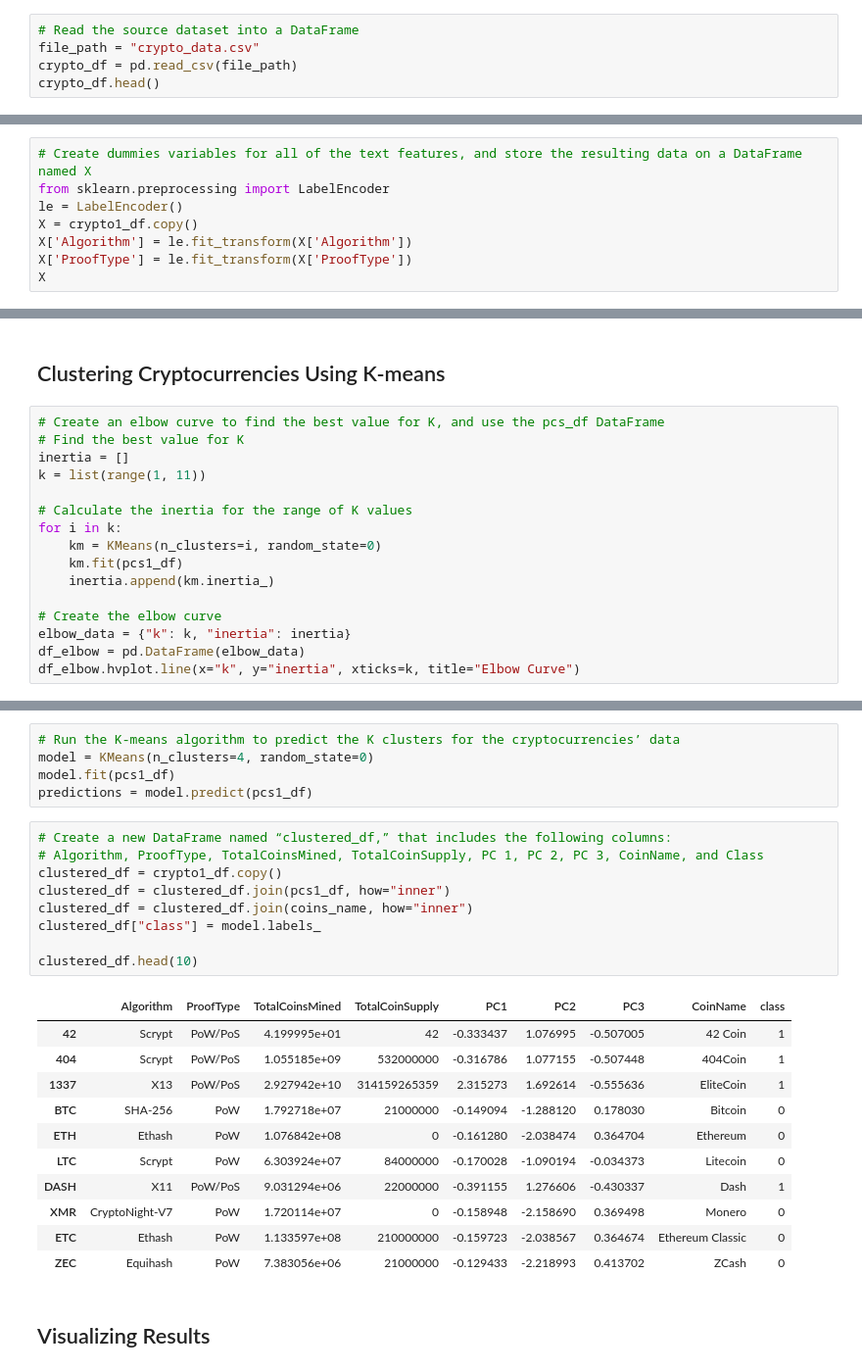
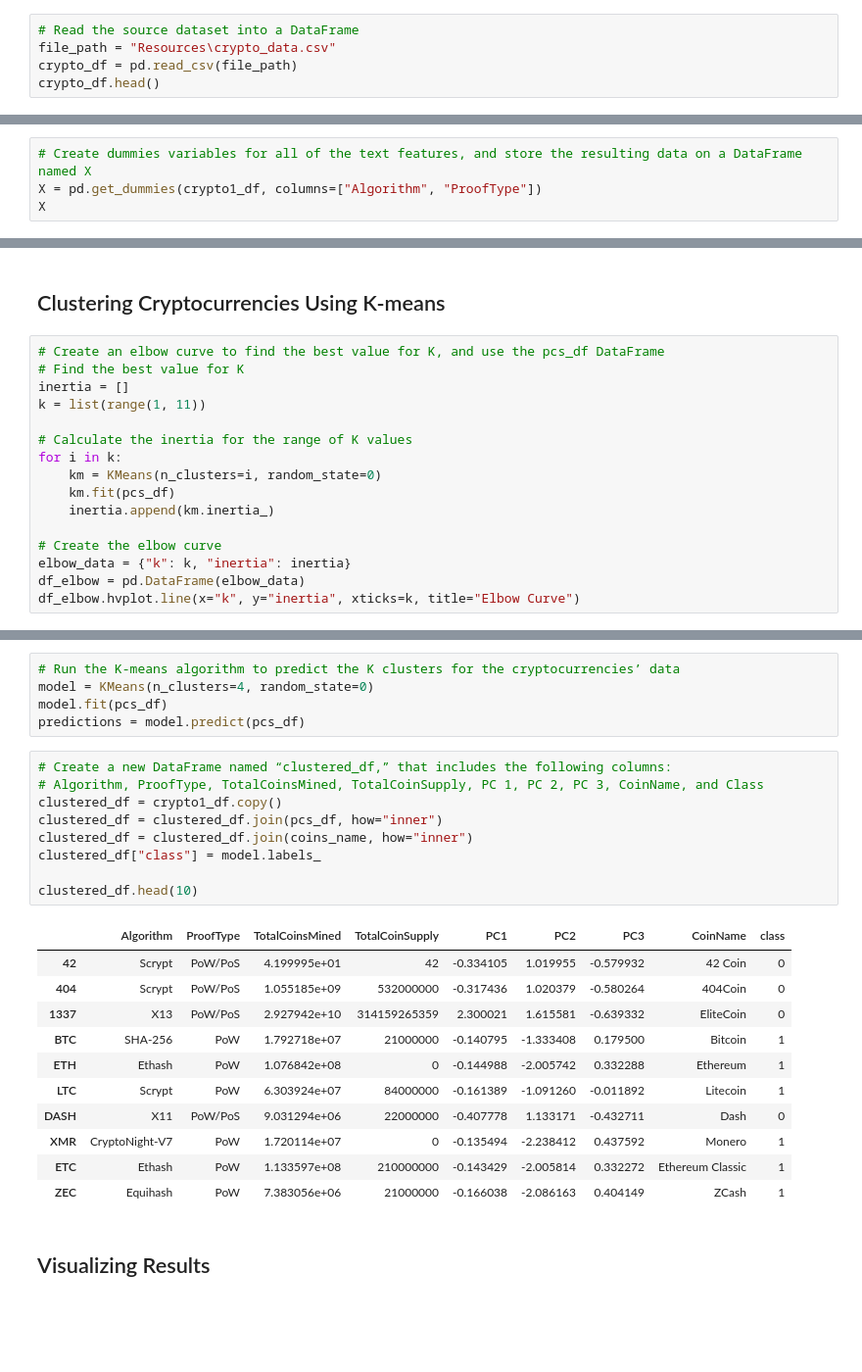
Before and after one commit to marczuka/Cryptocurrencies, a Jupyter notebook: Challenge.ipynb, the cells around one changed output, grey strips where cells are left out. Shown at 98% size. Saved outputs shown, nothing was run; the diff lists cells and outputs as text; blank space fills up the shorter version.

Commit message:
Uploading final version of the challenge ipnb file and resources.

```diff
--- a/Challenge.ipynb
+++ b/Challenge.ipynb
@@ -11,6 +14,6 @@ import plotly.express as px
 # %%
 # Read the source dataset into a DataFrame
-file_path = "crypto_data.csv"
+file_path = "Resources\crypto_data.csv"
 crypto_df = pd.read_csv(file_path)
 crypto_df.head()
 # %% [output]
@@ -157,10 +160,6 @@ crypto1_df
 532 rows × 4 columns
 # %%
 # Create dummies variables for all of the text features, and store the resulting data on a DataFrame named X
-from sklearn.preprocessing import LabelEncoder
-le = LabelEncoder()
-X = crypto1_df.copy()
-X['Algorithm'] = le.fit_transform(X['Algorithm'])
-X['ProofType'] = le.fit_transform(X['ProofType'])
+X = pd.get_dummies(crypto1_df, columns=["Algorithm", "ProofType"])
 X
 # %% [output]
@@ -277,7 +225,7 @@ k = list(range(1, 11))
 # Calculate the inertia for the range of K values
 for i in k:
     km = KMeans(n_clusters=i, random_state=0)
-    km.fit(pcs1_df)
+    km.fit(pcs_df)
     inertia.append(km.inertia_)
 
 # Create the elbow curve
@@ -289,29 +237,29 @@ df_elbow.hvplot.line(x="k", y="inertia", xticks=k, title="Elbow Curve")
 # %%
 # Run the K-means algorithm to predict the K clusters for the cryptocurrencies’ data
 model = KMeans(n_clusters=4, random_state=0)
-model.fit(pcs1_df)
-predictions = model.predict(pcs1_df)
+model.fit(pcs_df)
+predictions = model.predict(pcs_df)
 # %%
 # Create a new DataFrame named “clustered_df,” that includes the following columns:
 # Algorithm, ProofType, TotalCoinsMined, TotalCoinSupply, PC 1, PC 2, PC 3, CoinName, and Class
 clustered_df = crypto1_df.copy()
-clustered_df = clustered_df.join(pcs1_df, how="inner")
+clustered_df = clustered_df.join(pcs_df, how="inner")
 clustered_df = clustered_df.join(coins_name, how="inner")
 clustered_df["class"] = model.labels_
 
 clustered_df.head(10)
 # %% [output]
 |  | Algorithm | ProofType | TotalCoinsMined | TotalCoinSupply | PC1 | PC2 | PC3 | CoinName | class |
-| 42 | Scrypt | PoW/PoS | 4.199995e+01 | 42 | -0.333437 | 1.076995 | -0.507005 | 42 Coin | 1 |
-| 404 | Scrypt | PoW/PoS | 1.055185e+09 | 532000000 | -0.316786 | 1.077155 | -0.507448 | 404Coin | 1 |
-| 1337 | X13 | PoW/PoS | 2.927942e+10 | 314159265359 | 2.315273 | 1.692614 | -0.555636 | EliteCoin | 1 |
-| BTC | SHA-256 | PoW | 1.792718e+07 | 21000000 | -0.149094 | -1.288120 | 0.178030 | Bitcoin | 0 |
-| ETH | Ethash | PoW | 1.076842e+08 | 0 | -0.161280 | -2.038474 | 0.364704 | Ethereum | 0 |
-| LTC | Scrypt | PoW | 6.303924e+07 | 84000000 | -0.170028 | -1.090194 | -0.034373 | Litecoin | 0 |
-| DASH | X11 | PoW/PoS | 9.031294e+06 | 22000000 | -0.391155 | 1.276606 | -0.430337 | Dash | 1 |
-| XMR | CryptoNight-V7 | PoW | 1.720114e+07 | 0 | -0.158948 | -2.158690 | 0.369498 | Monero | 0 |
-| ETC | Ethash | PoW | 1.133597e+08 | 210000000 | -0.159723 | -2.038567 | 0.364674 | Ethereum Classic | 0 |
-| ZEC | Equihash | PoW | 7.383056e+06 | 21000000 | -0.129433 | -2.218993 | 0.413702 | ZCash | 0 |
+| 42 | Scrypt | PoW/PoS | 4.199995e+01 | 42 | -0.334105 | 1.019955 | -0.579932 | 42 Coin | 0 |
+| 404 | Scrypt | PoW/PoS | 1.055185e+09 | 532000000 | -0.317436 | 1.020379 | -0.580264 | 404Coin | 0 |
+| 1337 | X13 | PoW/PoS | 2.927942e+10 | 314159265359 | 2.300021 | 1.615581 | -0.639332 | EliteCoin | 0 |
+| BTC | SHA-256 | PoW | 1.792718e+07 | 21000000 | -0.140795 | -1.333408 | 0.179500 | Bitcoin | 1 |
+| ETH | Ethash | PoW | 1.076842e+08 | 0 | -0.144988 | -2.005742 | 0.332288 | Ethereum | 1 |
+| LTC | Scrypt | PoW | 6.303924e+07 | 84000000 | -0.161389 | -1.091260 | -0.011892 | Litecoin | 1 |
+| DASH | X11 | PoW/PoS | 9.031294e+06 | 22000000 | -0.407778 | 1.133171 | -0.432711 | Dash | 0 |
+| XMR | CryptoNight-V7 | PoW | 1.720114e+07 | 0 | -0.135494 | -2.238412 | 0.437592 | Monero | 1 |
+| ETC | Ethash | PoW | 1.133597e+08 | 210000000 | -0.143429 | -2.005814 | 0.332272 | Ethereum Classic | 1 |
+| ZEC | Equihash | PoW | 7.383056e+06 | 21000000 | -0.166038 | -2.086163 | 0.404149 | ZCash | 1 |
 # %% [markdown]
 ## Visualizing Results
 # %%
```
Also changed, not shown: parts of 10 cells of this notebook, 11 other files.
